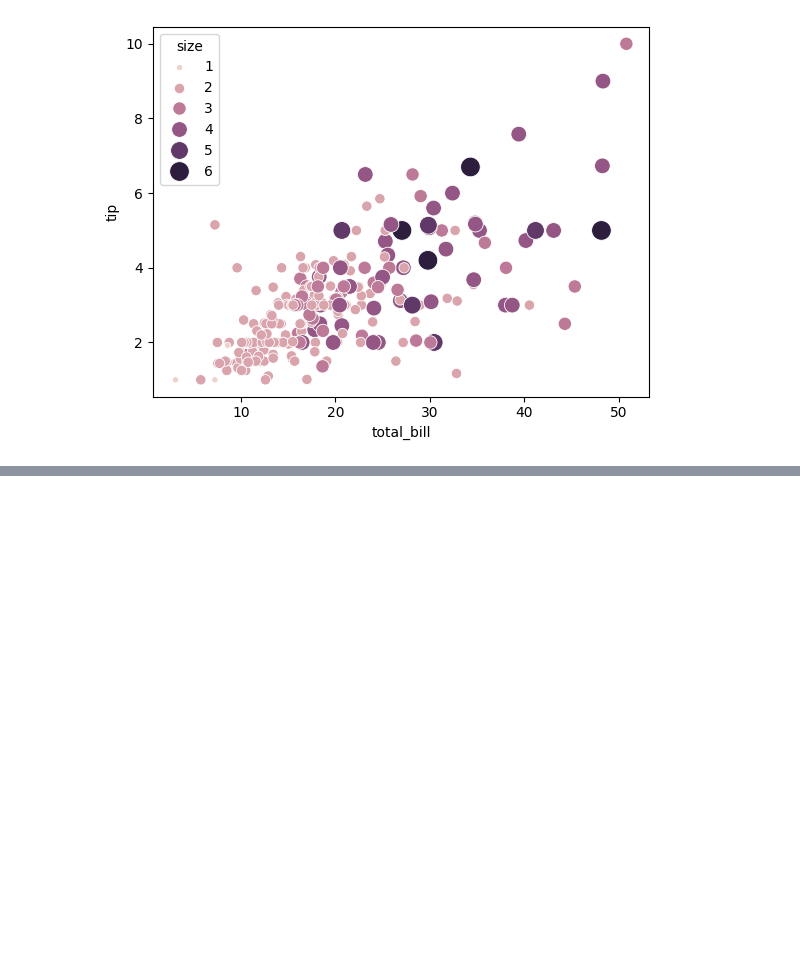
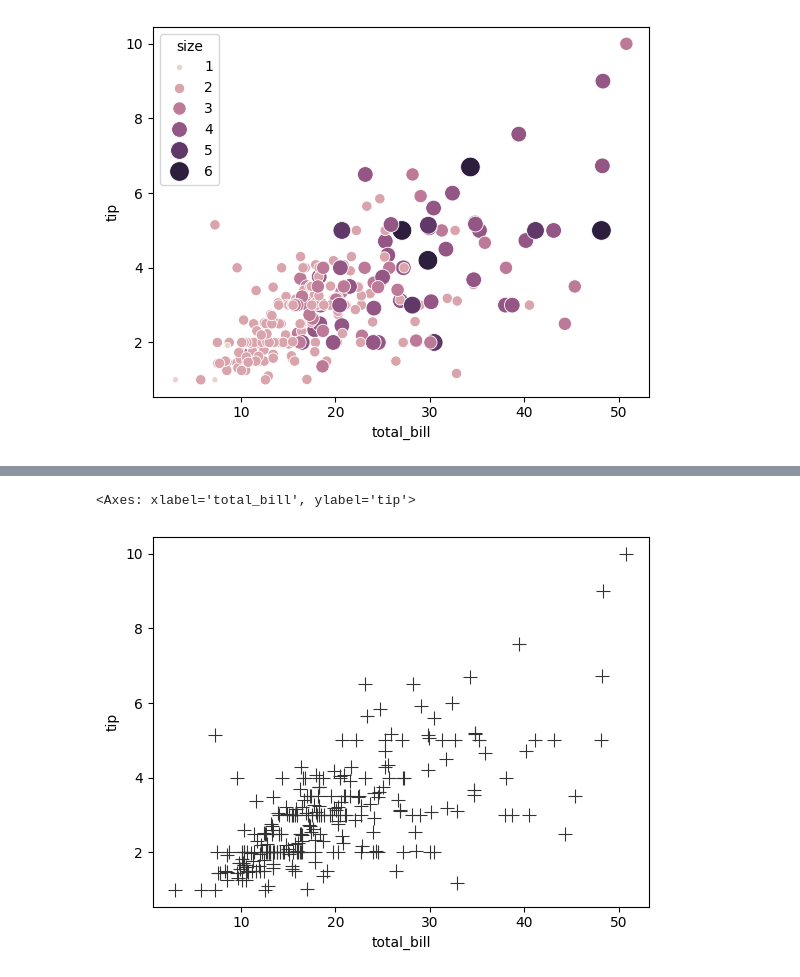
Before and after one commit to Arch-jyh/iris_books, a Jupyter notebook: math_easy/Linear_algebra/1/quiz.ipynb, the cells around one changed output, grey strips where cells are left out. Saved outputs shown, nothing was run; the diff lists cells and outputs as text; code cells hidden in the pictures; blank space fills up the shorter version.

```diff
--- a/math_easy/Linear_algebra/1/quiz.ipynb
+++ b/math_easy/Linear_algebra/1/quiz.ipynb
@@ -308,0 +326,6 @@ sns.scatterplot(data=tips,x = 'total_bill',y = 'tip',hue = 'size',size = 'size',
+# %%
+#color表示给所有的点绘制一样的颜色, 0是黑 1是白 .2就是深灰
+sns.scatterplot(data = tips,x='total_bill',y='tip',s=100,color = '.2',marker='+')
+# %% [output]
+<Axes: xlabel='total_bill', ylabel='tip'>
+[figure, added]
```
Also changed, not shown: parts of 15 cells of this notebook, 1 other file.
